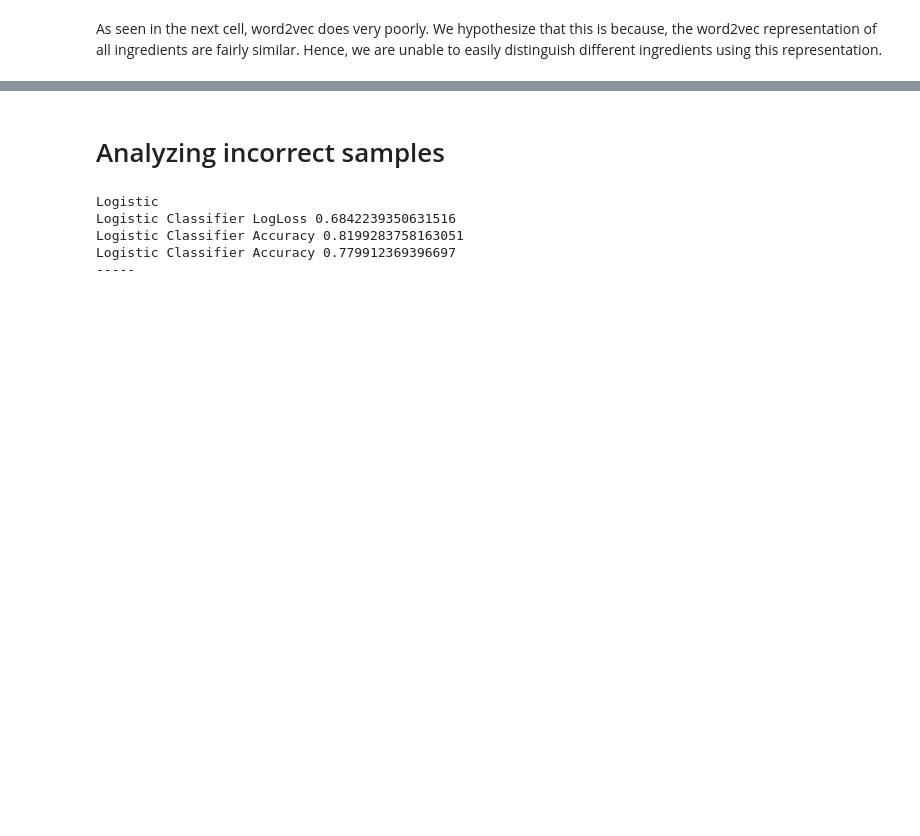
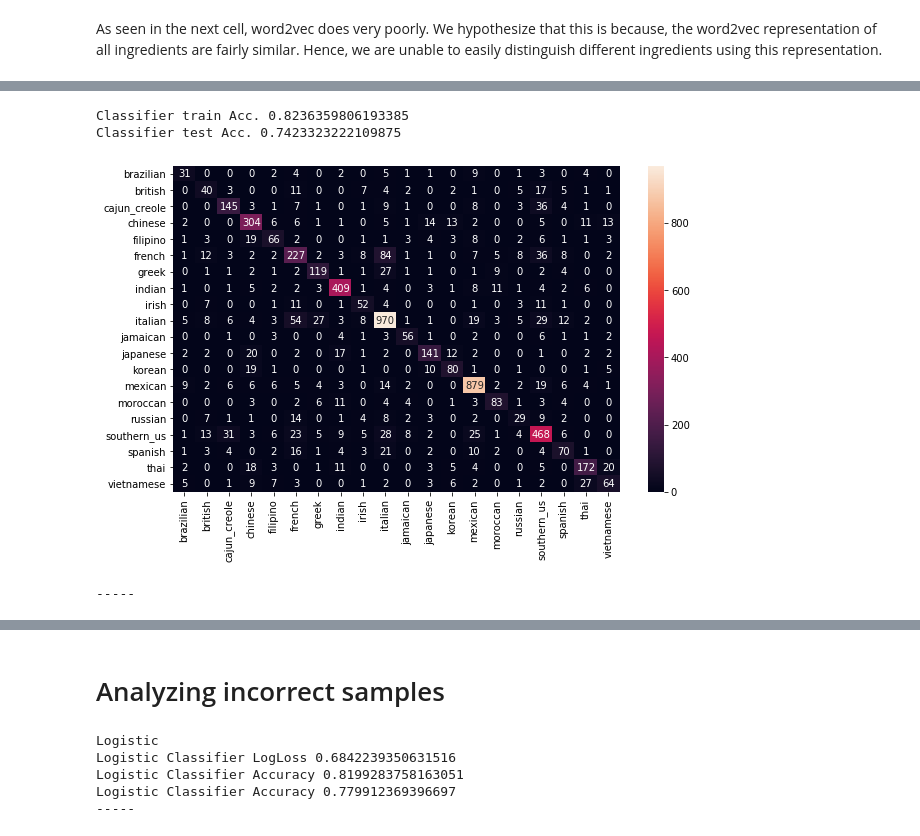
Before and after one commit to rahul13ramesh/cis520-dataset, a Jupyter notebook: ModelTraining_CIS520.ipynb, the cells around one changed output, grey strips where cells are left out. Cells and saved outputs as stored; diff of their text form; code cells hidden in the pictures; blank space fills up the shorter version.

```diff
--- a/ModelTraining_CIS520.ipynb
+++ b/ModelTraining_CIS520.ipynb
@@ -965,4 +969,13 @@ Logistic Classifier Accuracy 0.451129086619481
 -----
+# %%
+from sklearn.svm import SVC, LinearSVC
+model = LinearSVC(C=0.4, penalty='l2', multi_class='crammer_singer', dual=False)
+train_custom(word_rep, processed_train_target, model, False, True)
+# %% [output]
+Classifier train Acc. 0.8236359806193385
+Classifier test Acc. 0.7423323222109875
+[figure, added]
+-----
 # %%
 def merge_word2vec(train_rep_old, word2vec_rep):
     merged_dat = []
```
Also changed, not shown: parts of 11 cells of this notebook.
